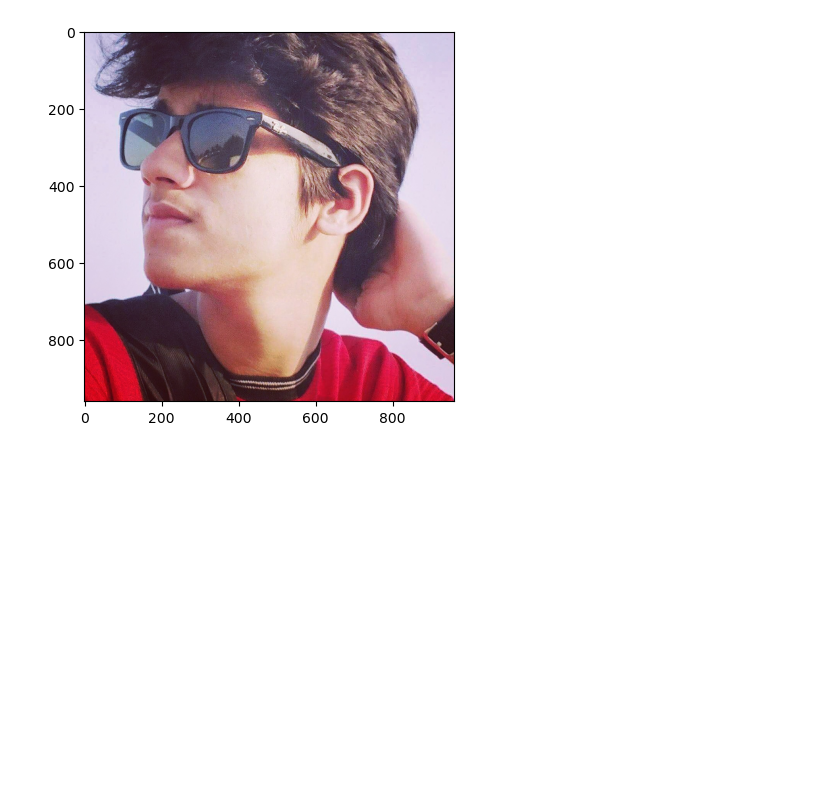
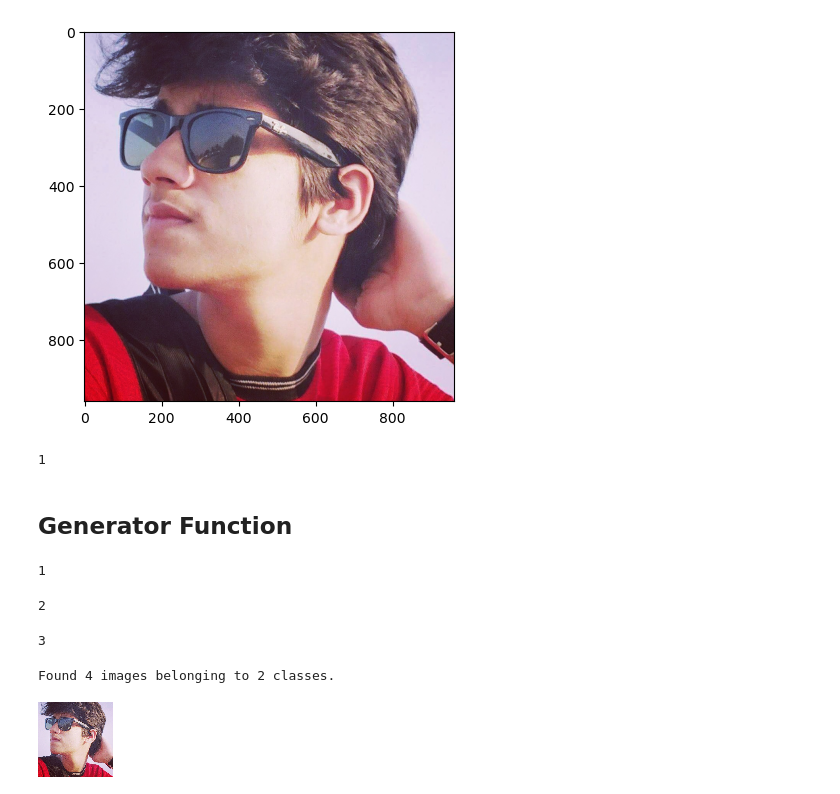
Before and after one commit to AKAmaaz/NED-Batch7-Data-Visualization, a Jupyter notebook: 01-File-Handling/code.ipynb, the cells around one changed output. Saved outputs shown, nothing was run; the diff lists cells and outputs as text; code cells hidden in the pictures; blank space fills up the shorter version.

```diff
--- a/01-File-Handling/code.ipynb
+++ b/01-File-Handling/code.ipynb
@@ -118,0 +121,47 @@ plt.show()
+# %%
+def my_function():
+    for i in range(1,10):
+        return i
+
+my_function()
+# %% [output]
+1
+# %% [markdown]
+## Generator Function
+# %%
+def my_function():
+    for i in range(1,10):
+        yield i
+
+data = my_function()
+
+display(next(data))
+display(next(data))
+display(next(data))
+# %% [output]
+1
+2
+3
+# %%
+from tensorflow.keras.preprocessing.image import ImageDataGenerator
+
+
+train_datagen = ImageDataGenerator(rescale=1./255)
+train_dir = "Training"
+
+train_generator = train_datagen.flow_from_directory(
+    train_dir,
+    target_size=(150,150),
+    batch_size=20,
+    class_mode='binary'
+)
+# %% [output]
+Found 4 images belonging to 2 classes.
+# %%
+from tensorflow.keras.preprocessing import image
+x_test = image.load_img("Maaz.jpg",
+                        target_size=(75,75),
+                        color_mode='rgb')
+x_test
+# %% [output]
+[figure, added]
```
Also changed, not shown: parts of 8 cells of this notebook.
